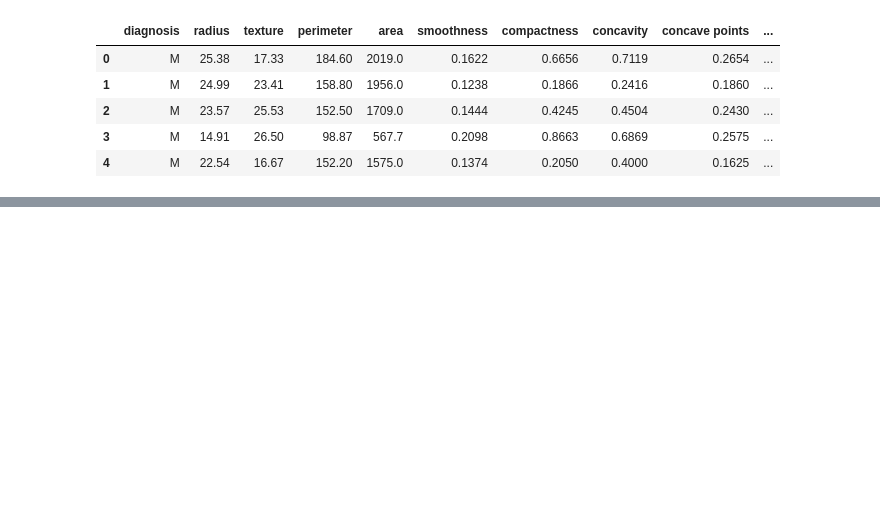
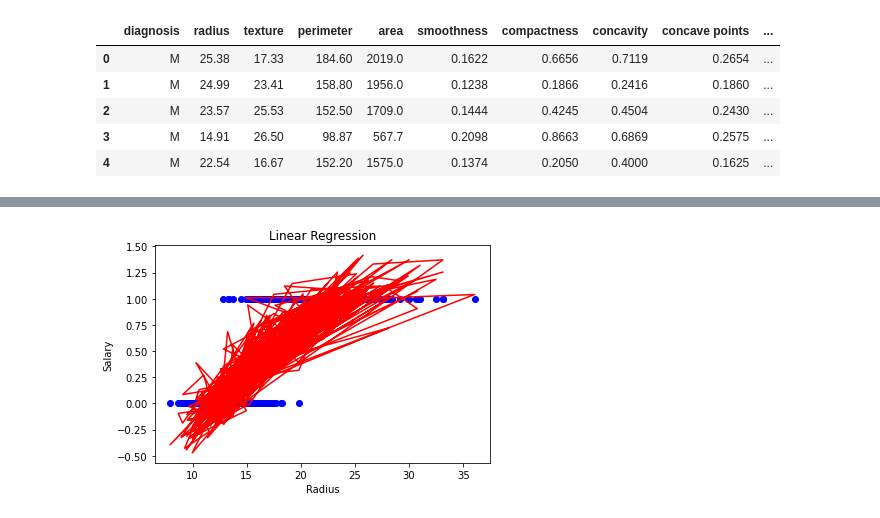
Before and after one commit to zapper-95/WDBC-ML, a Jupyter notebook: joe's_notebook.ipynb, the cells around one changed output, grey strips where cells are left out. Drawn from its saved outputs; the diff is of its cells as text; code cells hidden in the pictures; blank space fills up the shorter version.

```diff
--- a/joe's_notebook.ipynb
+++ b/joe's_notebook.ipynb
@@ -31,0 +56,21 @@ radiusNp = np.array(radiusRaw)
+# %%
+import matplotlib.pyplot as plt
+from sklearn.linear_model import LinearRegression
+
+lin_regr = LinearRegression()
+lin_regr.fit(X, y)
+
+# predict all data points
+lin_regr_pred = lin_regr.predict(X)
+# %%
+rad = wc.loc[:, "radius"]
+plt.scatter(rad, y, color='blue')
+
+plt.plot(rad, lin_regr_pred, color='red')
+plt.title('Linear Regression')
+plt.xlabel('Radius')
+plt.ylabel('Salary')
+
+plt.show()
+# %% [output]
+[figure, added]
```
Also changed, not shown: parts of 2 cells of this notebook.
